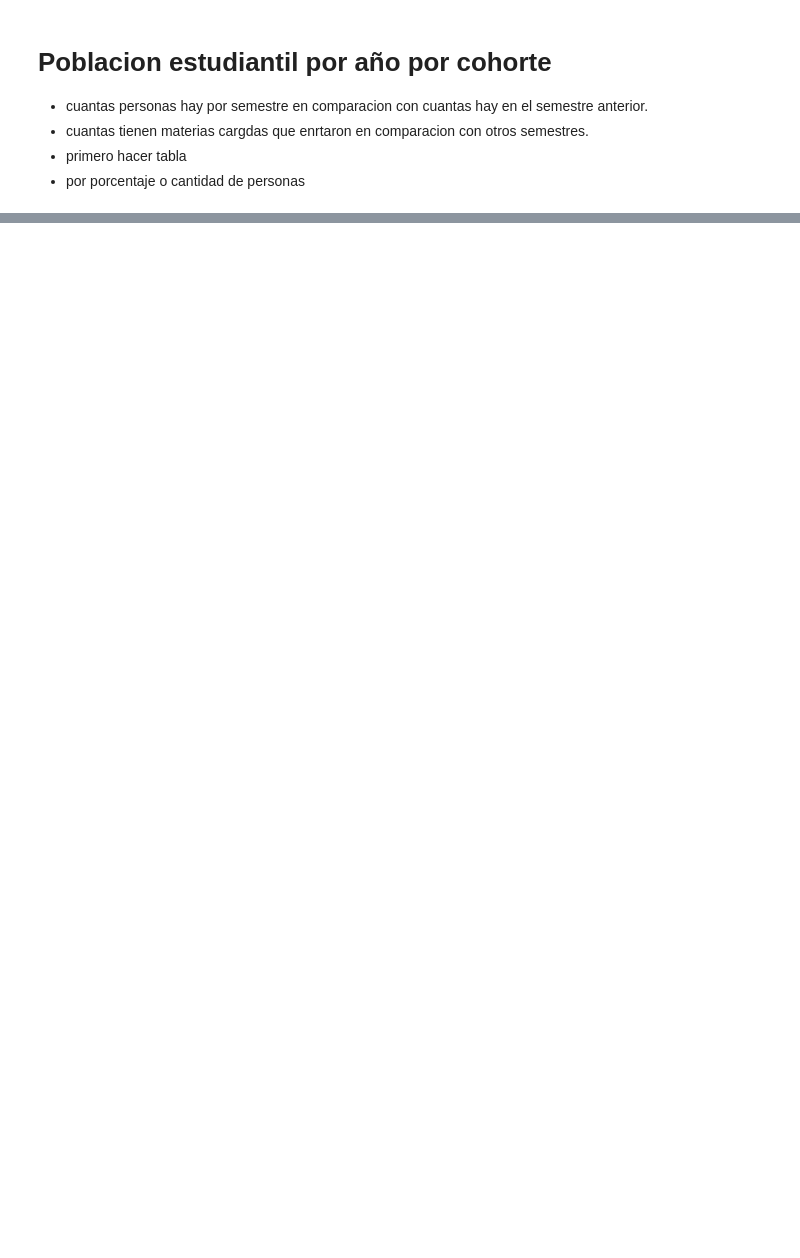
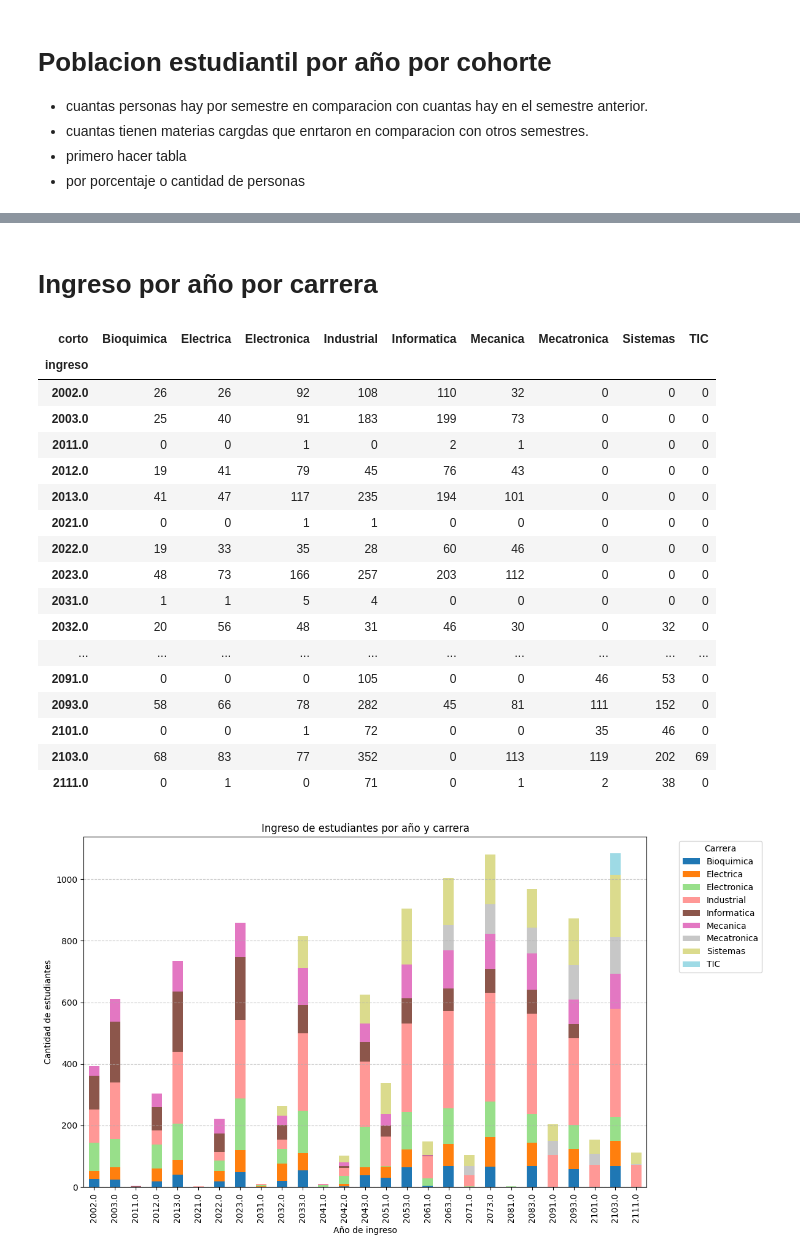
Before and after one commit to SusanItLC/Proyecto_Integrador, a Jupyter notebook: Proyecto_Integrador/Cuaderno.ipynb, the cells around one changed output, grey strips where cells are left out. Saved outputs shown, nothing was run; the diff lists cells and outputs as text; code cells hidden in the pictures; blank space fills up the shorter version.

```diff
--- a/Proyecto_Integrador/Cuaderno.ipynb
+++ b/Proyecto_Integrador/Cuaderno.ipynb
@@ -137,0 +190,43 @@ KeyError: 'Promedio'
+# %% [markdown]
+# Ingreso por año por carrera
+# %%
+# Análisis 3: Ingreso por año por carrera
+
+# Unir estudiantes con carreras para obtener el nombre
+df_estudiantes_carrera = dfestudiantes.merge(dfcarrera, left_on='clave_carrera', right_on='clave_carrera', how='left')
+
+# Agrupar por año de ingreso y nombre de carrera
+ingreso_por_anio_carrera = df_estudiantes_carrera.groupby(['ingreso', 'corto']).size().unstack(fill_value=0)
+
+# Mostrar la tabla de ingresos por año por carrera
+display(ingreso_por_anio_carrera)
+
+# Gráfica de barras apiladas
+ingreso_por_anio_carrera.plot(kind='bar', stacked=True, figsize=(12, 7), colormap='tab20')
+plt.title('Ingreso de estudiantes por año y carrera')
+plt.xlabel('Año de ingreso')
+plt.ylabel('Cantidad de estudiantes')
+plt.legend(title='Carrera', bbox_to_anchor=(1.05, 1), loc='upper left')
+plt.tight_layout()
+plt.grid(axis='y', linestyle='--', alpha=0.7)
+plt.show()
+# %% [output]
+| corto | Bioquimica | Electrica | Electronica | Industrial | Informatica | Mecanica | Mecatronica | Sistemas | TIC |
+| ingreso |  |  |  |  |  |  |  |  |  |
+| 2002.0 | 26 | 26 | 92 | 108 | 110 | 32 | 0 | 0 | 0 |
+| 2003.0 | 25 | 40 | 91 | 183 | 199 | 73 | 0 | 0 | 0 |
+| 2011.0 | 0 | 0 | 1 | 0 | 2 | 1 | 0 | 0 | 0 |
+| 2012.0 | 19 | 41 | 79 | 45 | 76 | 43 | 0 | 0 | 0 |
+| 2013.0 | 41 | 47 | 117 | 235 | 194 | 101 | 0 | 0 | 0 |
+| 2021.0 | 0 | 0 | 1 | 1 | 0 | 0 | 0 | 0 | 0 |
+| 2022.0 | 19 | 33 | 35 | 28 | 60 | 46 | 0 | 0 | 0 |
+| 2023.0 | 48 | 73 | 166 | 257 | 203 | 112 | 0 | 0 | 0 |
+| 2031.0 | 1 | 1 | 5 | 4 | 0 | 0 | 0 | 0 | 0 |
+| 2032.0 | 20 | 56 | 48 | 31 | 46 | 30 | 0 | 32 | 0 |
+| ... | ... | ... | ... | ... | ... | ... | ... | ... | ... |
+| 2091.0 | 0 | 0 | 0 | 105 | 0 | 0 | 46 | 53 | 0 |
+| 2093.0 | 58 | 66 | 78 | 282 | 45 | 81 | 111 | 152 | 0 |
+| 2101.0 | 0 | 0 | 1 | 72 | 0 | 0 | 35 | 46 | 0 |
+| 2103.0 | 68 | 83 | 77 | 352 | 0 | 113 | 119 | 202 | 69 |
+| 2111.0 | 0 | 1 | 0 | 71 | 0 | 1 | 2 | 38 | 0 |
+[figure, added]
```
Also changed, not shown: parts of 16 cells of this notebook.
